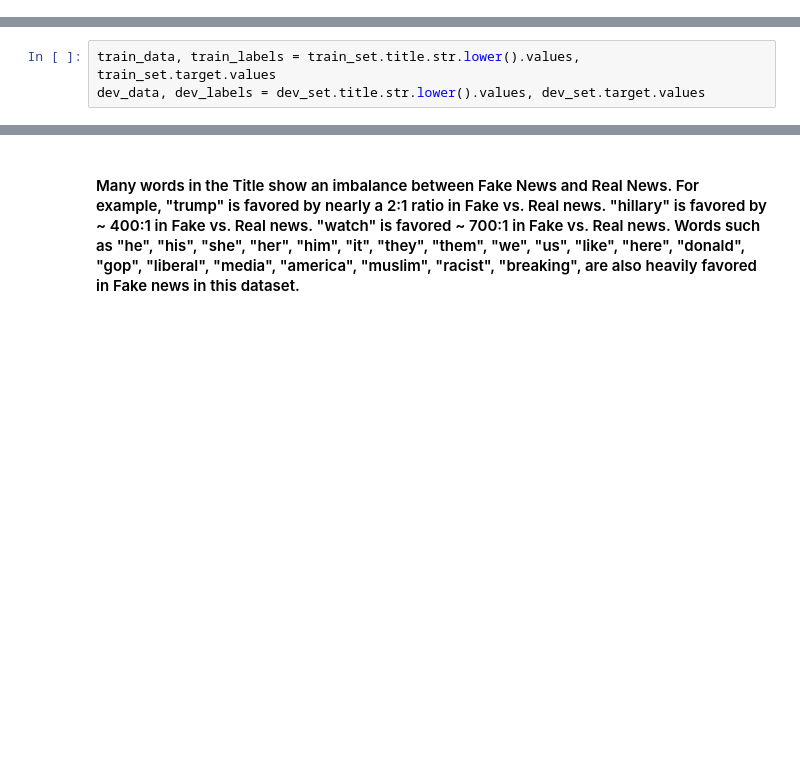
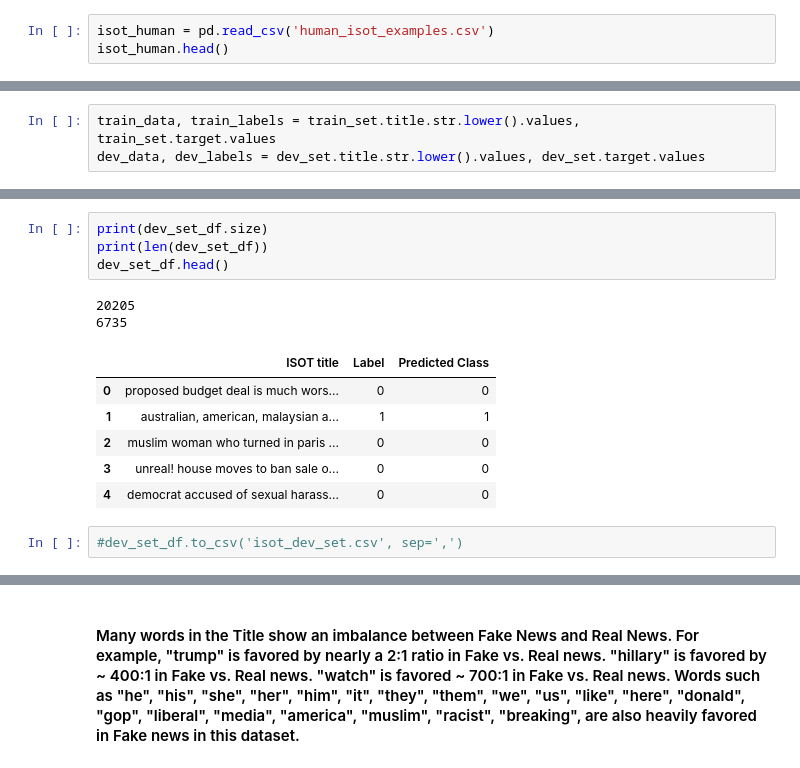
Before and after one commit to UCB-W266-Liar-Project-AJS/w266-final-project, a Jupyter notebook: w266project_AA_JM_SS_Baseline_Models.ipynb, the cells around one changed output, grey strips where cells are left out. Saved outputs shown, nothing was run; the diff lists cells and outputs as text; blank space fills up the shorter version.

```diff
--- a/w266project_AA_JM_SS_Baseline_Models.ipynb
+++ b/w266project_AA_JM_SS_Baseline_Models.ipynb
@@ -1317,0 +1409,3 @@ numpy.ndarray
+# %%
+isot_human = pd.read_csv('human_isot_examples.csv')
+isot_human.head()
@@ -1377,3 +1533,18 @@ accuracy: 0.952
+# %%
+print(dev_set_df.size)
+print(len(dev_set_df))
+dev_set_df.head()
+# %% [output]
+20205
+6735
+|  | ISOT title | Label | Predicted Class |
+| 0 | proposed budget deal is much wors... | 0 | 0 |
+| 1 | australian, american, malaysian a... | 1 | 1 |
+| 2 | muslim woman who turned in paris ... | 0 | 0 |
+| 3 | unreal! house moves to ban sale o... | 0 | 0 |
+| 4 | democrat accused of sexual harass... | 0 | 0 |
+# %%
+#dev_set_df.to_csv('isot_dev_set.csv', sep=',')
 # %%
 print('clf.feature_count_ :', clf.feature_count_.shape)
 
```
Also changed, not shown: parts of 94 cells of this notebook, 58 other files.
